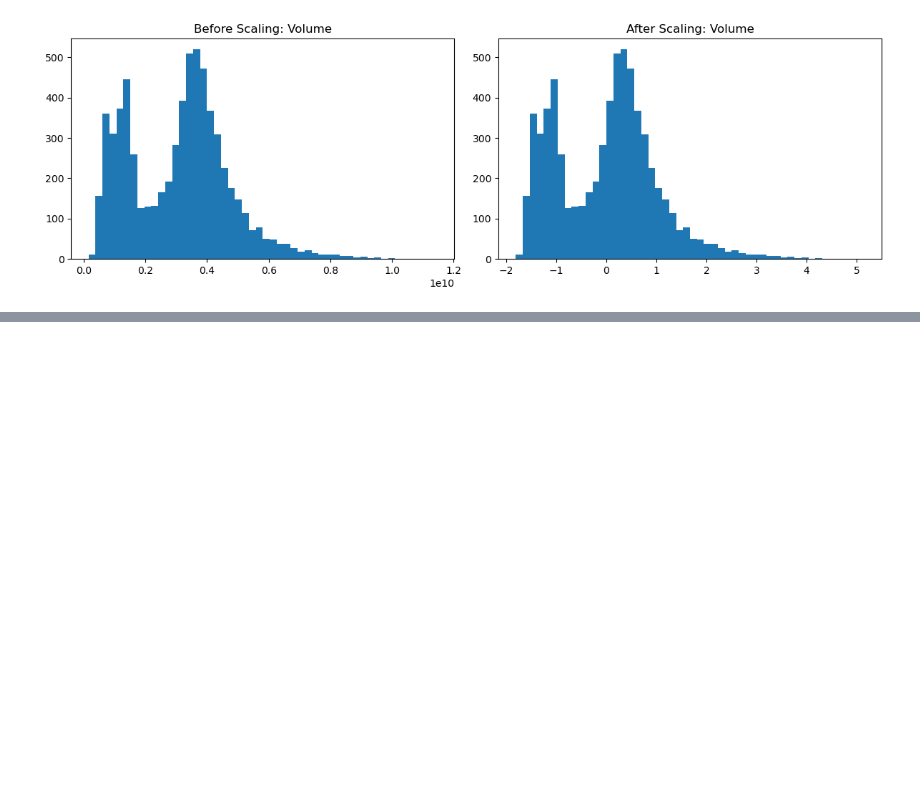
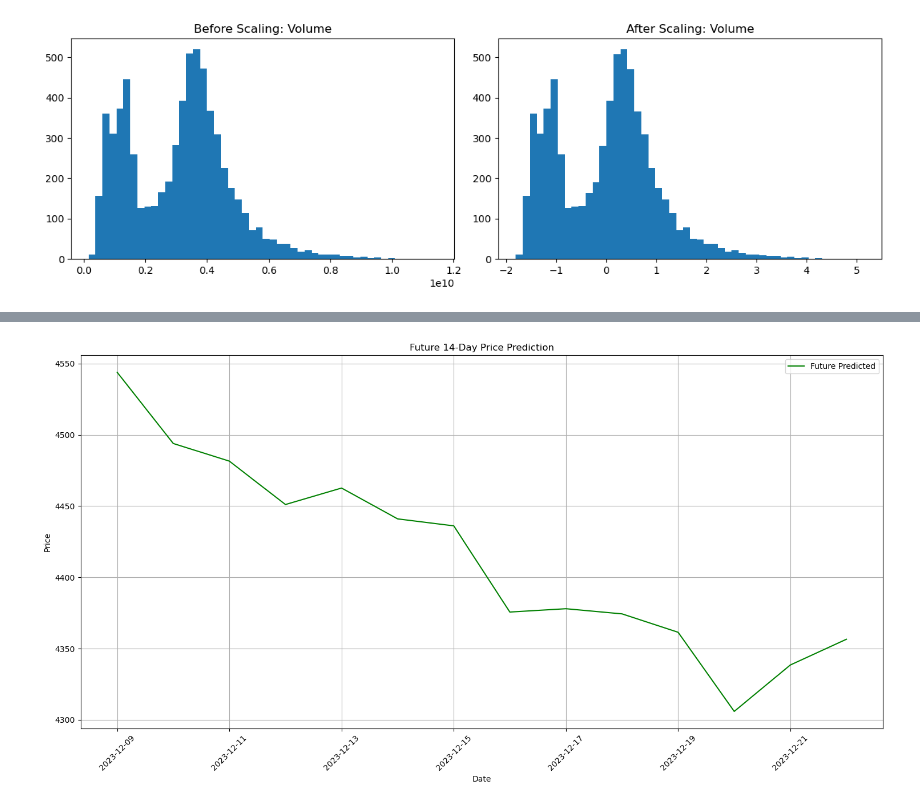
Before and after one commit to KaiOnNg/ML_Project, a Jupyter notebook: project.ipynb, the cells around one changed output, grey strips where cells are left out. Cells and saved outputs as stored; diff of their text form; code cells hidden in the pictures; blank space fills up the shorter version.

```diff
--- a/project.ipynb
+++ b/project.ipynb
@@ -219,3 +162,0 @@ Based on the feature importance matrix. ATR and ADX can be removed from the feat
-# %%
-X_scaled_df = X_scaled_df.drop(columns=['ATR', 'ADX'])
-df = df.drop(columns=['ATR', 'ADX'])
@@ -254,8 +162,0 @@ def forward_validation_after_FS(df, initial_train_size, step_size, model_params)
-# %%
-# Train the model after the feature selection
-initial_train_size = 1000  # Initial training set size
-step_size = 100  # Step size for moving train-test splits
-model_params = {"n_estimators": 100, "learning_rate": 0.1, "max_depth": 7, "random_state": 42}
-
-# Perform forward validation
-predictions, actuals, dates, model = forward_validation_after_FS(df, initial_train_size, step_size, model_params)
@@ -371,0 +163,34 @@ Freq: D, Name: Adj Close, dtype: float64
+# %%
+# Extract the latest available feature data as input for the future prediction
+latest_X = X_scaled_df.iloc[[-1]]  # Get the last 250 rows as input
+
+# Initialize an empty list to store future predictions
+future_predictions = []
+
+# Predict the next 7 days using the trained models
+for step in range(future_steps):
+    model = models[step]  # Use the trained model for each future step
+    pred = model.predict(latest_X)
+    future_predictions.append(pred[0])
+
+    # Update `latest_X` with the new prediction if necessary
+    # If your feature set involves past values (e.g., a moving window), you need to update `latest_X` accordingly.
+    # For simplicity, here we assume `latest_X` stays the same; in practice, you might add the prediction back into the feature set.
+
+# Convert predictions to a DataFrame for easier visualization
+future_dates = pd.date_range(start=X_scaled_df.index[-1] + pd.Timedelta(days=1), periods=future_steps)
+future_predictions_df = pd.DataFrame(future_predictions, index=future_dates, columns=['Predicted_Adj_Close'])
+
+# Plot the future trend
+plt.figure(figsize=(15, 8))
+plt.plot(future_predictions_df.index, future_predictions_df['Predicted_Adj_Close'], label='Future Predicted', color='green')
+plt.title('Future 14-Day Price Prediction')
+plt.xlabel('Date')
+plt.ylabel('Price')
+plt.legend()
+plt.grid(True)
+plt.xticks(rotation=45)
+plt.tight_layout()
+plt.show()
+# %% [output]
+[figure, added]
```
Also changed, not shown: parts of 11 cells of this notebook.
